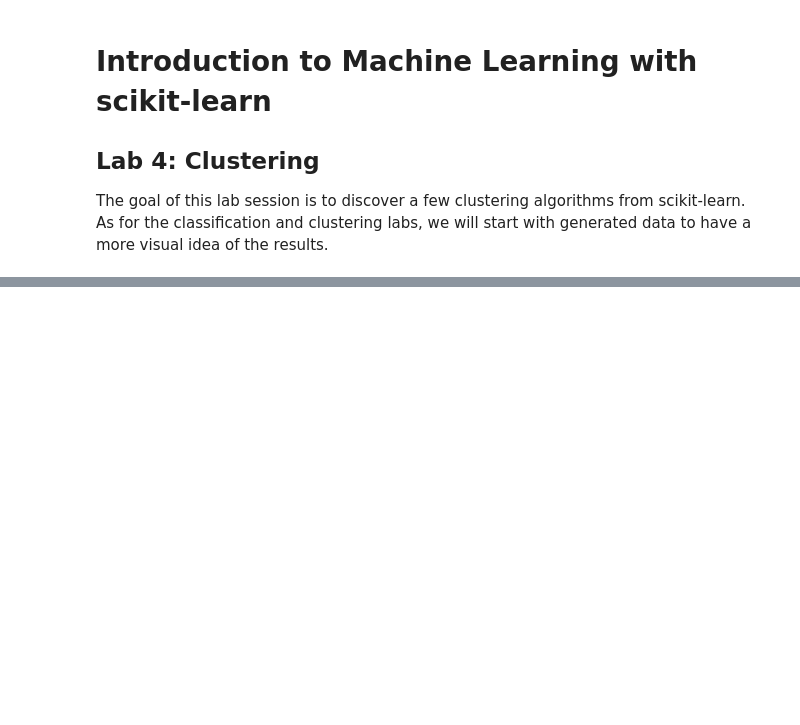
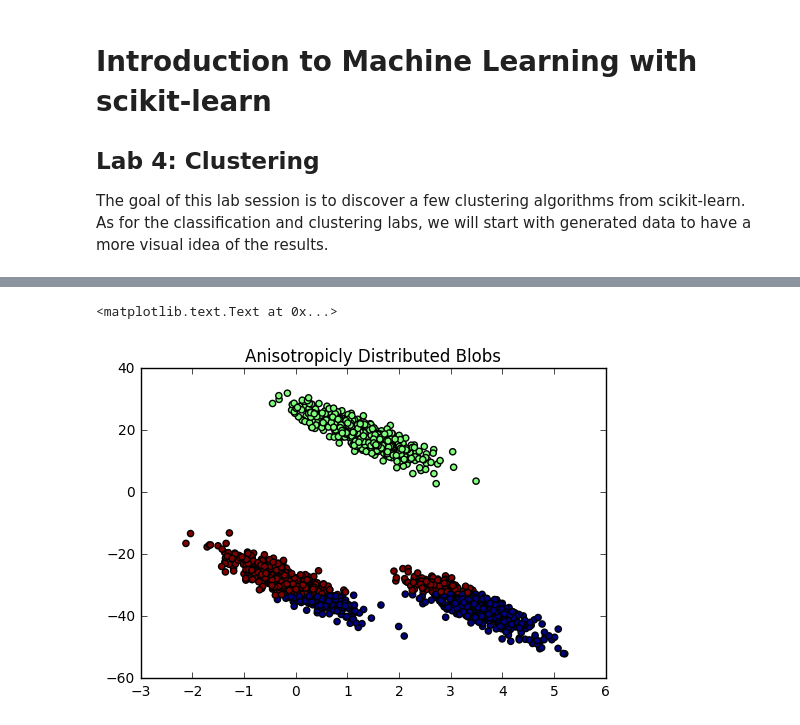
Before and after one commit to azubiolo/lectures, a Jupyter notebook: intro_ml/lab_4/clustering_lab.ipynb, the cells around one changed output, grey strips where cells are left out. Saved outputs shown, nothing was run; the diff lists cells and outputs as text; code cells hidden in the pictures; blank space fills up the shorter version.

```diff
--- a/intro_ml/lab_4/clustering_lab.ipynb
+++ b/intro_ml/lab_4/clustering_lab.ipynb
@@ -73,0 +59,11 @@ plt.show()
+# %%
+# Anisotropicly distributed data
+transformation = [[ 0.5, -5], [-0.4, 0.8]]
+X_aniso = np.dot(X, transformation)
+y_pred = KMeans(n_clusters=3, random_state=random_state).fit_predict(X_aniso)
+
+plt.scatter(X_aniso[:, 0], X_aniso[:, 1], c=y_pred)
+plt.title("Anisotropicly Distributed Blobs")
+# %% [output]
+<matplotlib.text.Text at 0x...>
+[figure, added]
```
Also changed, not shown: parts of 8 cells of this notebook.
